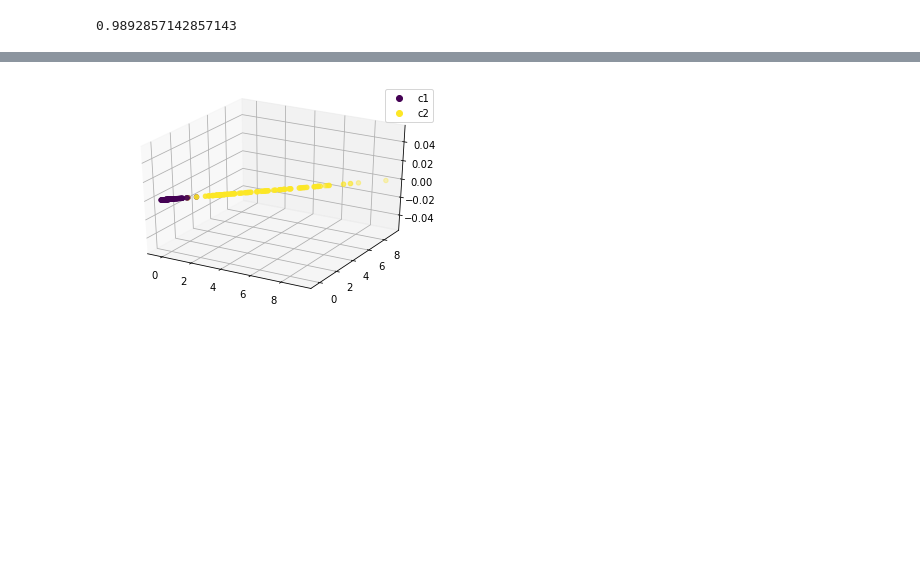
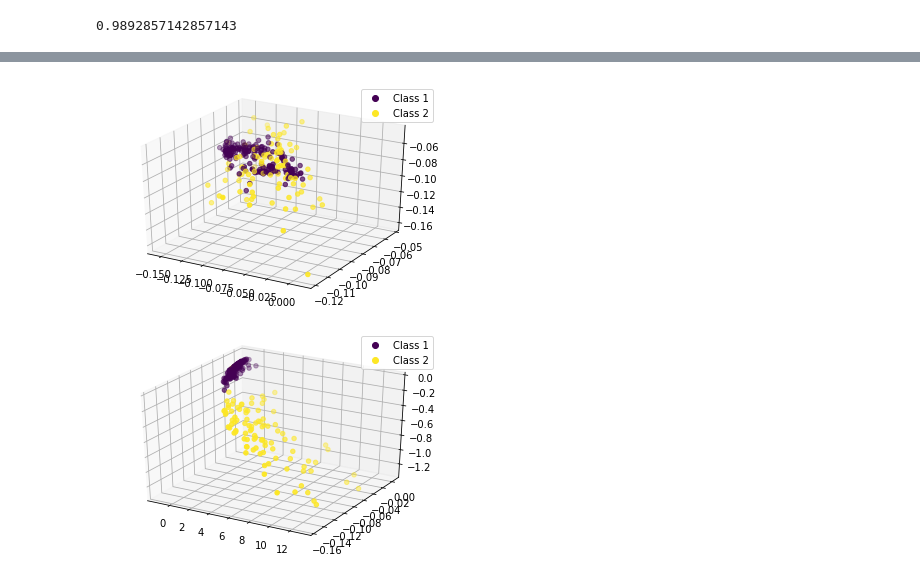
Before and after one commit to lovemachune/DeepLearning, a Jupyter notebook: Hw1/Hw1-2.ipynb, the cells around one changed output, grey strips where cells are left out. Cells and saved outputs as stored; diff of their text form; code cells hidden in the pictures; blank space fills up the shorter version.

```diff
--- a/Hw1/Hw1-2.ipynb
+++ b/Hw1/Hw1-2.ipynb
@@ -193,8 +193,8 @@ def my_split_function(data, label, test_size):
 nn_architecture = [
     {"input_dim": 34, "output_dim": 17, "activation": "relu"},
     {"input_dim": 17, "output_dim": 8, "activation": "relu"},
-    {"input_dim": 8, "output_dim": 2, "activation": "relu"},
-    {"input_dim": 2, "output_dim": 1, "activation": "sigmoid"},
+    {"input_dim": 8, "output_dim": 3, "activation": "relu"},
+    {"input_dim": 3, "output_dim": 1, "activation": "sigmoid"},
 ]
 learning_rate = 0.0005
 # %%
@@ -267,9 +273,17 @@ plt.show()
 # %%
 latent_feature = model.get_latent_feature()
 fig, ax = plt.subplots()
 ax = plt.axes(projection='3d')
-scatter = ax.scatter(latent_feature[0][99][0], latent_feature[0][99][0], c=y_train)
-classes = ['c1', 'c2']
+scatter = ax.scatter(latent_feature[0][1][0], latent_feature[0][1][1], latent_feature[0][1][2], c=y_train)
+classes = ['Class 1', 'Class 2']
 legend = plt.legend(handles=scatter.legend_elements()[0], labels=classes)
+
+latent_feature = model.get_latent_feature()
+fig, ax = plt.subplots()
+ax = plt.axes(projection='3d')
+scatter = ax.scatter(latent_feature[0][99][0], latent_feature[0][99][1], latent_feature[0][99][2], c=y_train)
+classes = ['Class 1', 'Class 2']
+legend = plt.legend(handles=scatter.legend_elements()[0], labels=classes)
 # %% [output]
-[figure, old version]
+[figure, new version]
+[figure, added]
```
Also changed, not shown: parts of 4 cells of this notebook, 1 other file.
